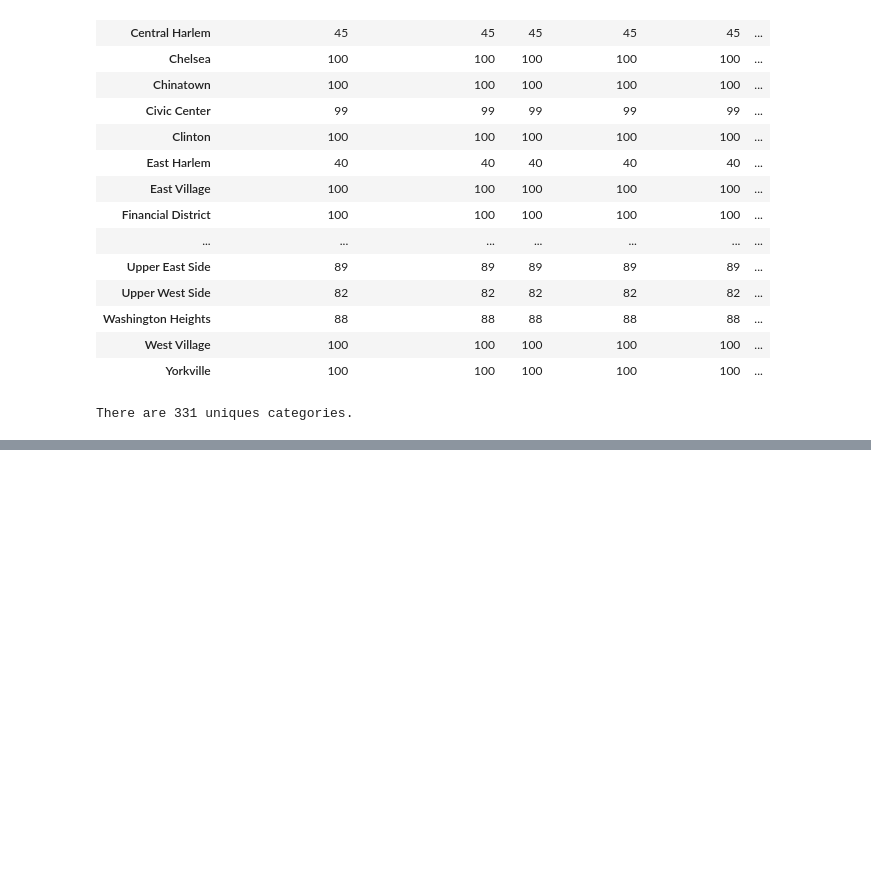
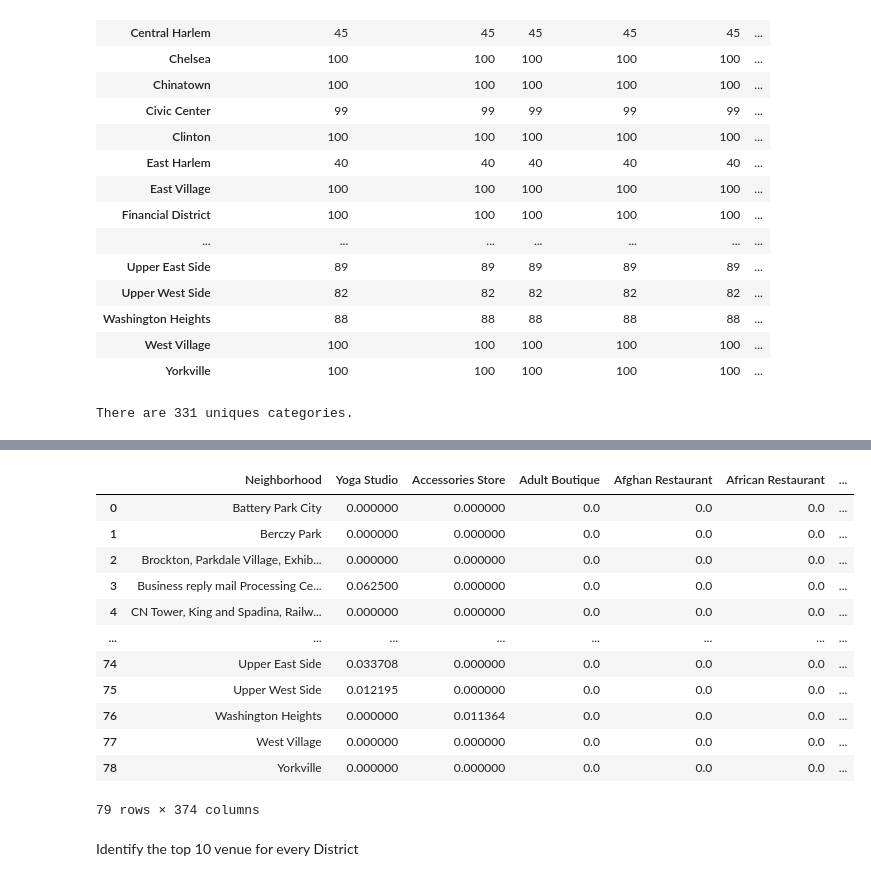
Before and after one commit to mynameiskenlee/Coursera_Capstone, a Jupyter notebook: Capstone project.ipynb, the cells around one changed output, grey strips where cells are left out. Saved outputs shown, nothing was run; the diff lists cells and outputs as text; code cells hidden in the pictures; blank space fills up the shorter version.

```diff
--- a/Capstone project.ipynb
+++ b/Capstone project.ipynb
@@ -631,0 +714,3 @@ There are 331 uniques categories.
+# %%
+venues_df.drop(["PostalCode","Borough"],axis=1,inplace=True)
+venues_df.columns = ["Neighborhood","Neighborhood Latitude","Neighborhood Longitude","Venue","Venue Latitude","Venue Longitude","Venue Category"]
@@ -631,0 +733,2 @@ There are 331 uniques categories.
+# %%
+merged_venues = pd.concat([nearby_venues,venues_df])
@@ -631,0 +741,10 @@ There are 331 uniques categories.
+# %%
+merged_onehot = pd.get_dummies(merged_venues[['Venue Category']], prefix="", prefix_sep="")
+# %%
+merged_onehot['Neighborhood'] = merged_venues['Neighborhood']
+
+# move neighborhood column to the first column
+fixed_columns = [merged_onehot.columns[-1]] + list(merged_onehot.columns[:-1])
+merged_onehot = merged_onehot[fixed_columns]
+
+merged_onehot.head()
@@ -631,0 +759,19 @@ There are 331 uniques categories.
+# %%
+merged_grouped = merged_onehot.groupby('Neighborhood').mean().reset_index()
+merged_grouped
+# %% [output]
+|  | Neighborhood | Yoga Studio | Accessories Store | Adult Boutique | Afghan Restaurant | African Restaurant | ... |
+| 0 | Battery Park City | 0.000000 | 0.000000 | 0.0 | 0.0 | 0.0 | ... |
+| 1 | Berczy Park | 0.000000 | 0.000000 | 0.0 | 0.0 | 0.0 | ... |
+| 2 | Brockton, Parkdale Village, Exhib... | 0.000000 | 0.000000 | 0.0 | 0.0 | 0.0 | ... |
+| 3 | Business reply mail Processing Ce... | 0.062500 | 0.000000 | 0.0 | 0.0 | 0.0 | ... |
+| 4 | CN Tower, King and Spadina, Railw... | 0.000000 | 0.000000 | 0.0 | 0.0 | 0.0 | ... |
+| ... | ... | ... | ... | ... | ... | ... | ... |
+| 74 | Upper East Side | 0.033708 | 0.000000 | 0.0 | 0.0 | 0.0 | ... |
+| 75 | Upper West Side | 0.012195 | 0.000000 | 0.0 | 0.0 | 0.0 | ... |
+| 76 | Washington Heights | 0.000000 | 0.011364 | 0.0 | 0.0 | 0.0 | ... |
+| 77 | West Village | 0.000000 | 0.000000 | 0.0 | 0.0 | 0.0 | ... |
+| 78 | Yorkville | 0.000000 | 0.000000 | 0.0 | 0.0 | 0.0 | ... |
+79 rows × 374 columns
+# %% [markdown]
+Identify the top 10 venue for every District
```
Also changed, not shown: parts of 72 cells of this notebook, 3 other files.
